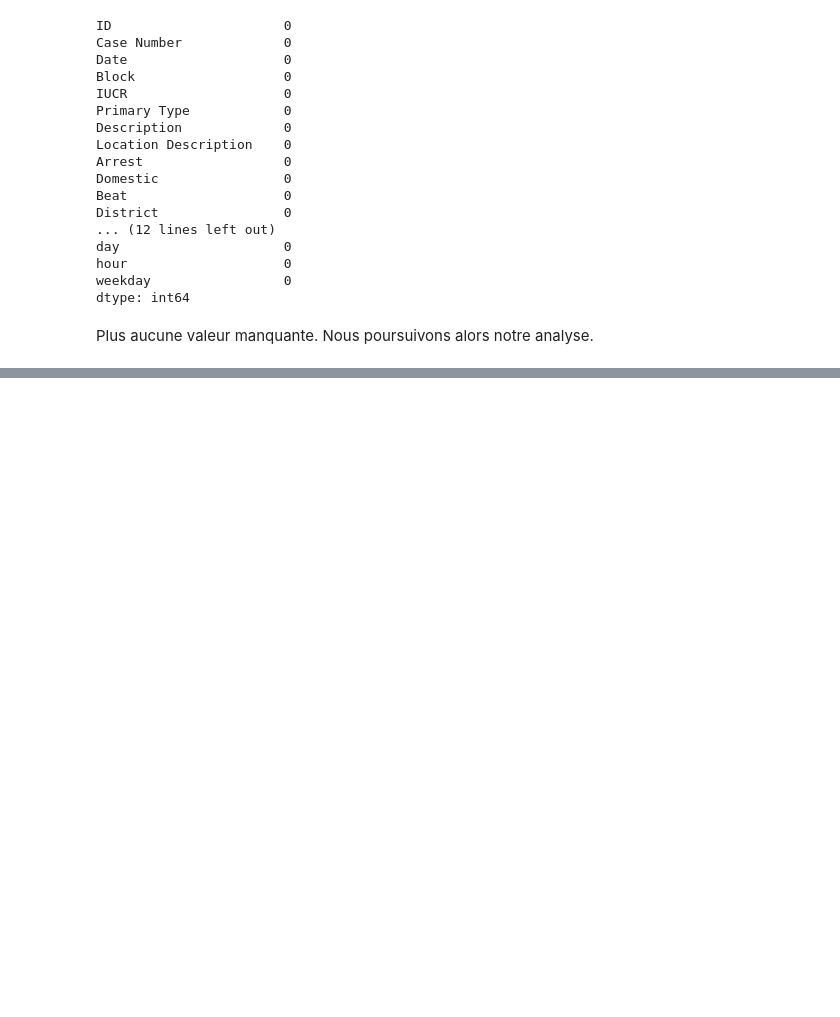
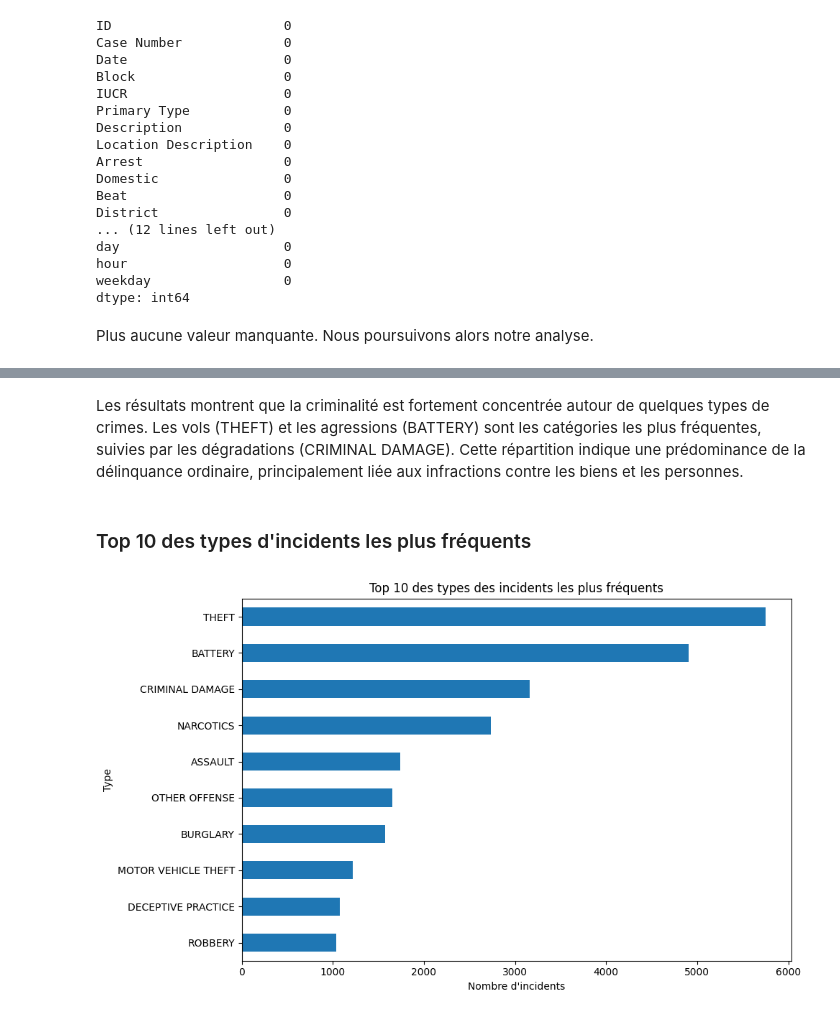
Before and after one commit to itsdav7/CrimeDB_Analysis, a Jupyter notebook: C_DB_Analysis.ipynb, the cells around one changed output, grey strips where cells are left out. Saved outputs shown, nothing was run; the diff lists cells and outputs as text; code cells hidden in the pictures; blank space fills up the shorter version.

```diff
--- a/C_DB_Analysis.ipynb
+++ b/C_DB_Analysis.ipynb
@@ -195,0 +222,6 @@ Plus aucune valeur manquante. Nous poursuivons alors notre analyse.
+# %%
+# Analyse de la fréquence des types d'incidents
+crime_counts = data['Primary Type'].value_counts()
+
+# Affichage des 10 crimes les plus fréquents
+crime_counts.head(10)
@@ -195,0 +241,17 @@ Plus aucune valeur manquante. Nous poursuivons alors notre analyse.
+# %% [markdown]
+Les résultats montrent que la criminalité est fortement concentrée autour de quelques types de crimes. Les vols (THEFT) et les agressions (BATTERY) sont les catégories les plus fréquentes, suivies par les dégradations (CRIMINAL DAMAGE). Cette répartition indique une prédominance de la délinquance ordinaire, principalement liée aux infractions contre les biens et les personnes.
+# %% [markdown]
+### Top 10 des types d'incidents les plus fréquents
+# %%
+crime_counts.head(10).sort_values().plot(
+    kind='barh',
+    figsize=(10,6)
+)
+
+plt.title("Top 10 des types des incidents les plus fréquents")
+plt.xlabel("Nombre d'incidents")
+plt.ylabel("Type")
+plt.tight_layout()
+plt.show()
+# %% [output]
+[figure, added]
```
Also changed, not shown: parts of 44 cells of this notebook.
